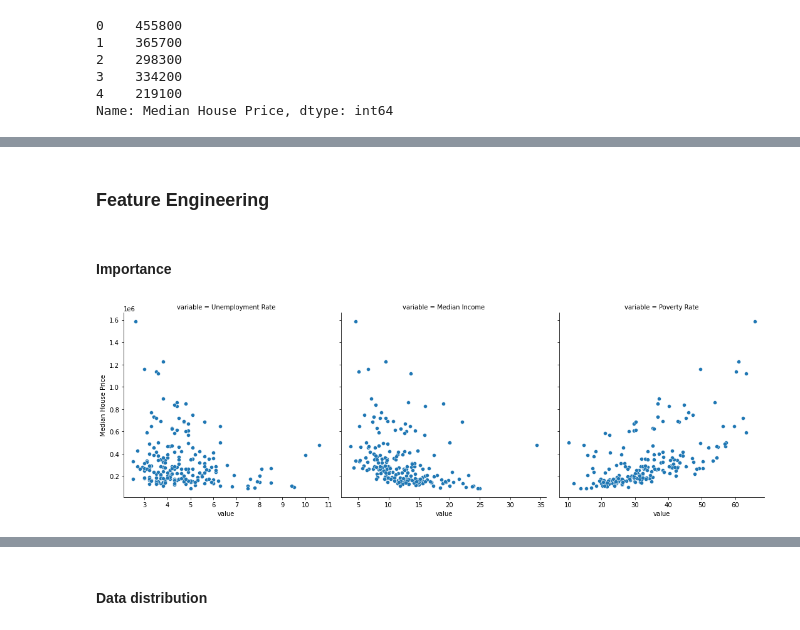
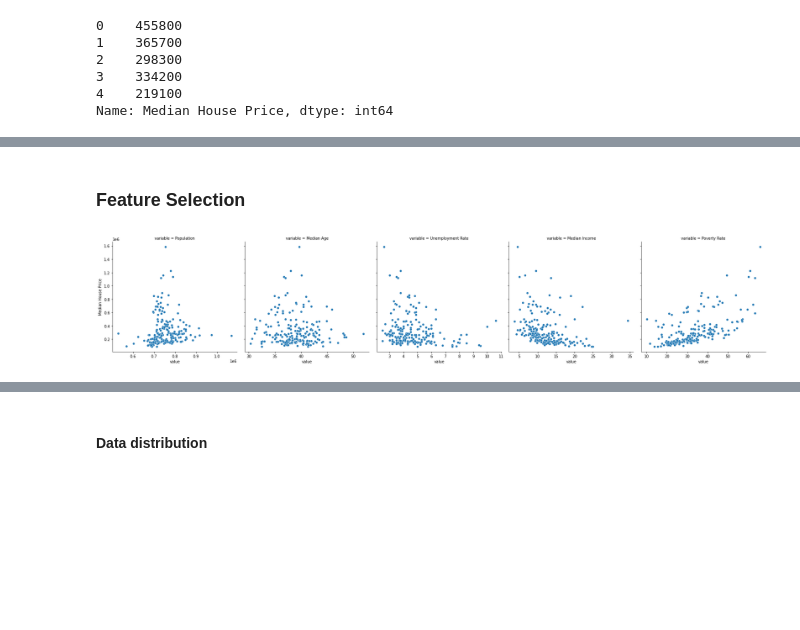
Before and after one commit to BoltStrike77/AIS-Summer-Comp, a Jupyter notebook: AIS-Summer.ipynb, the cells around one changed output, grey strips where cells are left out. Drawn from its saved outputs; the diff is of its cells as text; code cells hidden in the pictures; blank space fills up the shorter version.

```diff
--- a/AIS-Summer.ipynb
+++ b/AIS-Summer.ipynb
@@ -45,0 +121,6 @@ Name: Median House Price, dtype: int64
+# %%
+# adding back the house prices
+dummied_data['Median House Price'] = y
+dummied_data.drop(dummied_data.tail(12).index, inplace = True)
+dummied_data.fillna(0, inplace = True)
+print(dummied_data.isnull())
@@ -45,0 +145,7 @@ Name: Median House Price, dtype: int64
+# %%
+# customizing features
+features = dummied_data.columns.values.tolist()
+features.remove('Median House Price')
+# %%
+# customizing key features
+key_features = ['Population', 'Median Age', 'Unemployment Rate', 'Median Income', 'Poverty Rate']
@@ -46,6 +160,6 @@ Name: Median House Price, dtype: int64
 # %%
 # creating X
-features = ['Unemployment Rate', 'Median Income', 'Poverty Rate']
-X = all_data[features]
+X = dummied_data[features]
 X.head()
+X.describe()
 # %% [output]
@@ -58,4 +176,2 @@ X.head()
 # %% [markdown]
-### Feature Engineering
+### Feature Selection
-# %% [markdown]
-#### Importance
@@ -79,10 +178,9 @@ def plot_mi_scores(scores):
 # %%
-# seaborn plotting
+# seaborn plotting key features
 discrete_features = X.dtypes == int
 
 sns.relplot(
-    x="value", y="Median House Price", col="variable", data=all_data.melt(id_vars="Median House Price",
-        value_vars=features), facet_kws=dict(sharex=False),
-);
+    x="value", y="Median House Price", col="variable", data=dummied_data.melt(id_vars="Median House Price",
+        value_vars=key_features), facet_kws=dict(sharex=False));
 # %% [output]
-[figure, old version]
+[figure, new version]
```
Also changed, not shown: parts of 28 cells of this notebook, 2 other files.
